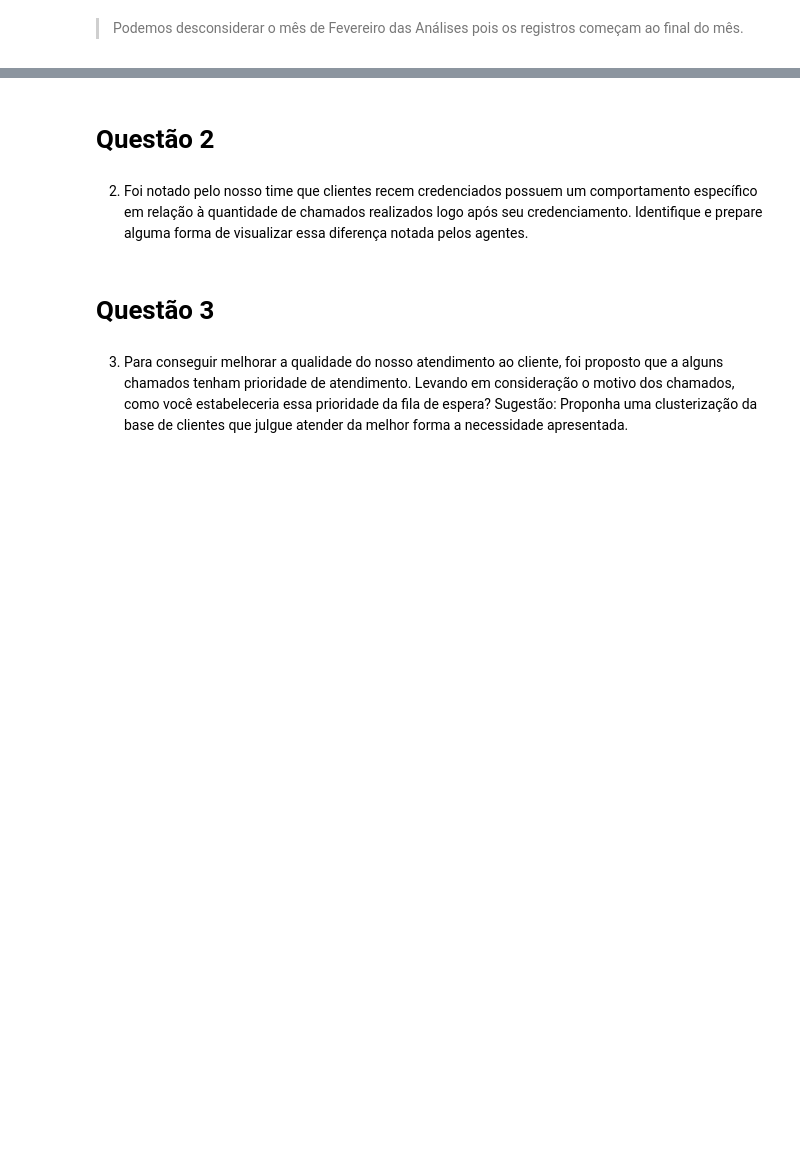
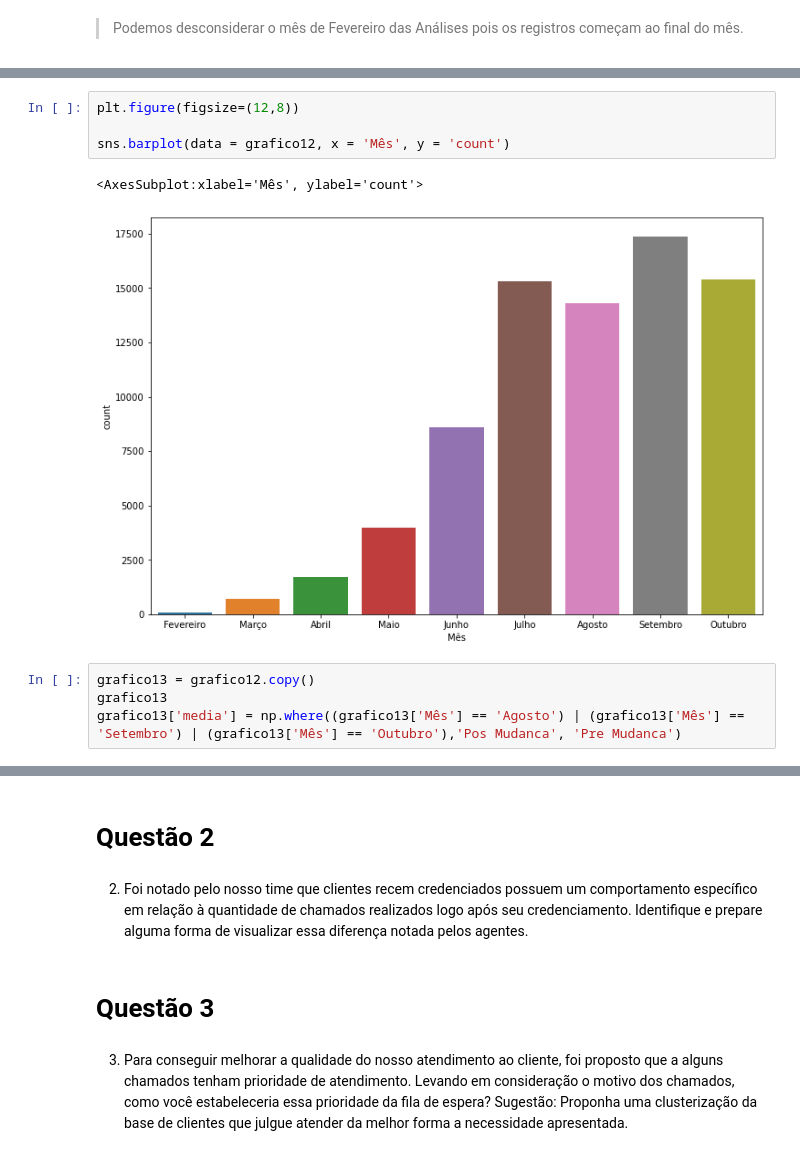
Before and after one commit to rafajovelho/Case3, a Jupyter notebook: Caso_TON.ipynb, the cells around one changed output, grey strips where cells are left out. Cells and saved outputs as stored; diff of their text form; blank space fills up the shorter version.

```diff
--- a/Caso_TON.ipynb
+++ b/Caso_TON.ipynb
@@ -561,0 +557,11 @@ plt.show()
+# %%
+plt.figure(figsize=(12,8))
+
+sns.barplot(data = grafico12, x = 'Mês', y = 'count')
+# %% [output]
+<AxesSubplot:xlabel='Mês', ylabel='count'>
+[figure, added]
+# %%
+grafico13 = grafico12.copy()
+grafico13
+grafico13['media'] = np.where((grafico13['Mês'] == 'Agosto') | (grafico13['Mês'] == 'Setembro') | (grafico13['Mês'] == 'Outubro'),'Pos Mudanca', 'Pre Mudanca')
```
Also changed, not shown: parts of 10 cells of this notebook.
